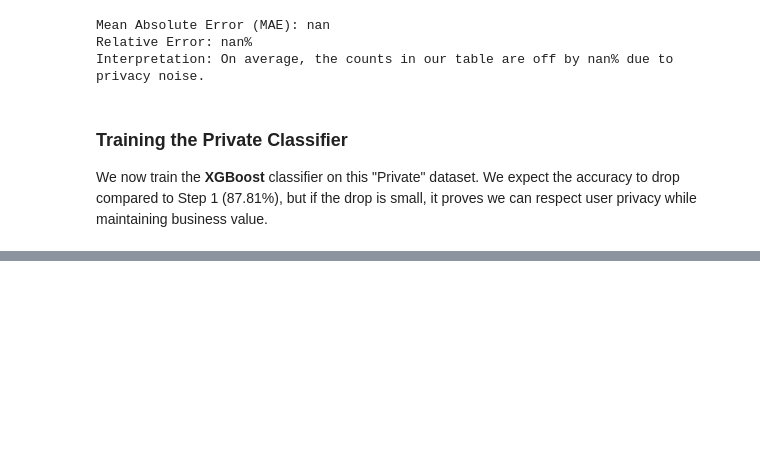
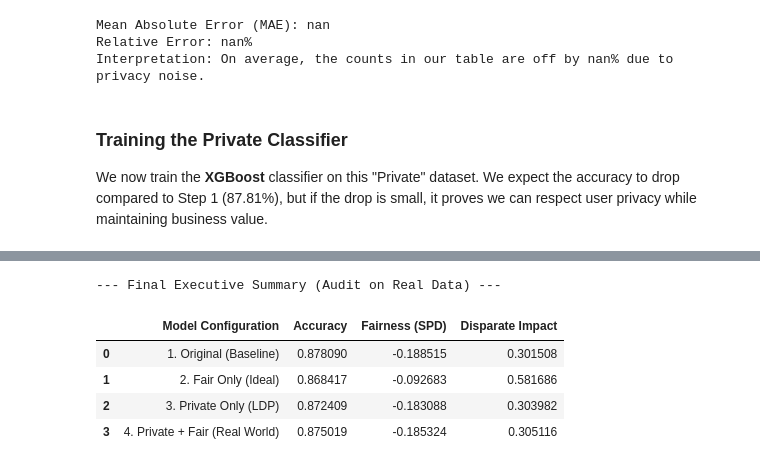
Before and after one commit to imadsharof/Project-on-Responsible-Data-Science, a Jupyter notebook: notebooks/Project_ResponsibleDS_GroupP3_Solutions.ipynb.ipynb, the cells around one changed output, grey strips where cells are left out. Cells and saved outputs as stored; diff of their text form; code cells hidden in the pictures; blank space fills up the shorter version.

```diff
--- a/notebooks/Project_ResponsibleDS_GroupP3_Solutions.ipynb.ipynb
+++ b/notebooks/Project_ResponsibleDS_GroupP3_Solutions.ipynb.ipynb
@@ -702,0 +883,49 @@ weighted avg       0.87      0.87      0.87      6513
+# %%
+# Audit and Comparison
+
+# Helper function to recalculate metrics easily
+def get_metrics(model, X_test_real, y_test_real):
+    y_pred = model.predict(X_test_real)
+    acc = accuracy_score(y_test_real, y_pred)
+
+    # Fairness on Real Data
+    metrics = calculate_fairness_metrics(X_test_real, y_pred) # Uses the helper from Step 2
+    return acc, metrics['SPD'], metrics['Disparate_Impact']
+
+# 1. Evaluate all models on the REAL Test Set
+# (Assuming models clf, clf_fair, clf_private, clf_priv_fair exist)
+
+# Original
+acc_orig, spd_orig, di_orig = get_metrics(clf, X_test, y_test)
+
+# Fair Only
+acc_fair, spd_fair, di_fair = get_metrics(clf_fair, X_test, y_test)
+
+# Private Only (clf_private from Step 3)
+acc_priv, spd_priv, di_priv = get_metrics(clf_private, X_test, y_test)
+
+# Private + Fair (Our new model)
+acc_pf, spd_pf, di_pf = get_metrics(clf_priv_fair, X_test, y_test)
+
+# 2. Create the Executive Summary Table
+final_results = pd.DataFrame({
+    'Model Configuration': [
+        '1. Original (Baseline)',
+        '2. Fair Only (Ideal)',
+        '3. Private Only (LDP)',
+        '4. Private + Fair (Real World)'
+    ],
+    'Accuracy': [acc_orig, acc_fair, acc_priv, acc_pf],
+    'Fairness (SPD)': [spd_orig, spd_fair, spd_priv, spd_pf],
+    'Disparate Impact': [di_orig, di_fair, di_priv, di_pf]
+})
+
+print("--- Final Executive Summary (Audit on Real Data) ---")
+display(final_results)
+# %% [output]
+--- Final Executive Summary (Audit on Real Data) ---
+|  | Model Configuration | Accuracy | Fairness (SPD) | Disparate Impact |
+| 0 | 1. Original (Baseline) | 0.878090 | -0.188515 | 0.301508 |
+| 1 | 2. Fair Only (Ideal) | 0.868417 | -0.092683 | 0.581686 |
+| 2 | 3. Private Only (LDP) | 0.872409 | -0.183088 | 0.303982 |
+| 3 | 4. Private + Fair (Real World) | 0.875019 | -0.185324 | 0.305116 |
```
Also changed, not shown: parts of 11 cells of this notebook, 6 other files.
